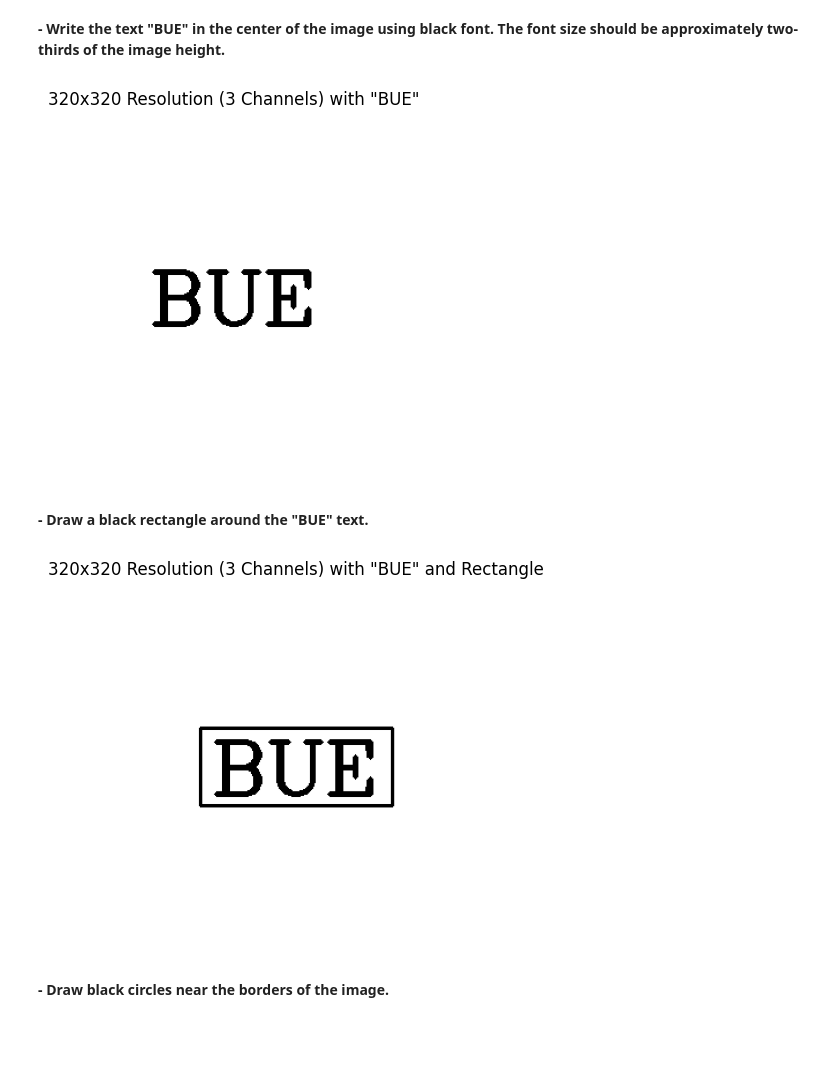
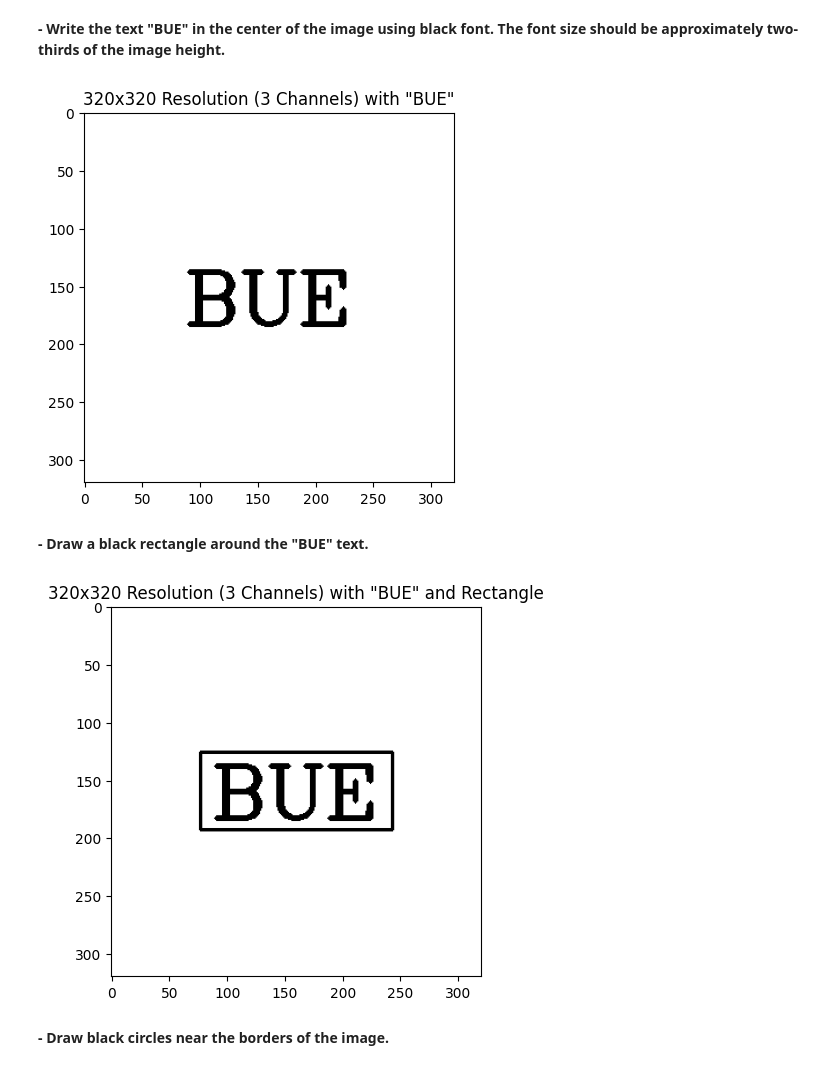
Before and after one commit to Ahmed-Magdi1/Lab1_Machine_Vision, a Jupyter notebook: Lab_1.ipynb, the cells around one changed output. Drawn from its saved outputs; the diff is of its cells as text; code cells hidden in the pictures; blank space fills up the shorter version.

```diff
--- a/Lab_1.ipynb
+++ b/Lab_1.ipynb
@@ -106,25 +106,25 @@ BUE_text = cv.putText(new_colored_image_white, text, (text_x, text_y), font, fon
 # Display the image with the text
 plt.imshow(new_colored_image_white)
 plt.title('320x320 Resolution (3 Channels) with "BUE"')  # The title of the image
-plt.axis('off')  # Hide axis
+# plt.axis('off')  # Hide axis
 plt.show()  # Show the image
 # %% [output]
-[figure, old version]
+[figure, new version]
 # %% [markdown]
 **- Draw a black rectangle around the "BUE" text.**
 # %%
 # Top-left corner and bottom-right corner coordinates for the rectangle
 top_left = (text_x - 10, text_y - text_size[1] - 10)  # Padding of 10 pixels around the text
 bottom_right = (text_x + text_size[0] + 10, text_y + 10)  # Padding of 10 pixels around the text
 
 Rectangle_image = cv.rectangle(BUE_text, top_left, bottom_right, (0, 0, 0), thickness=2)  # Black rectangle
 
 plt.imshow(Rectangle_image)  # Display the image with the text and rectangle
 plt.title('320x320 Resolution (3 Channels) with "BUE" and Rectangle')  # The title of the image
-plt.axis('off')  # Hide axis
+# plt.axis('off')  # Hide axis
 plt.show()  # Show the image
 # %% [output]
-[figure, old version]
+[figure, new version]
 # %% [markdown]
 **- Draw black circles near the borders of the image.**
 # %%
```
Also changed, not shown: parts of 7 cells of this notebook.
